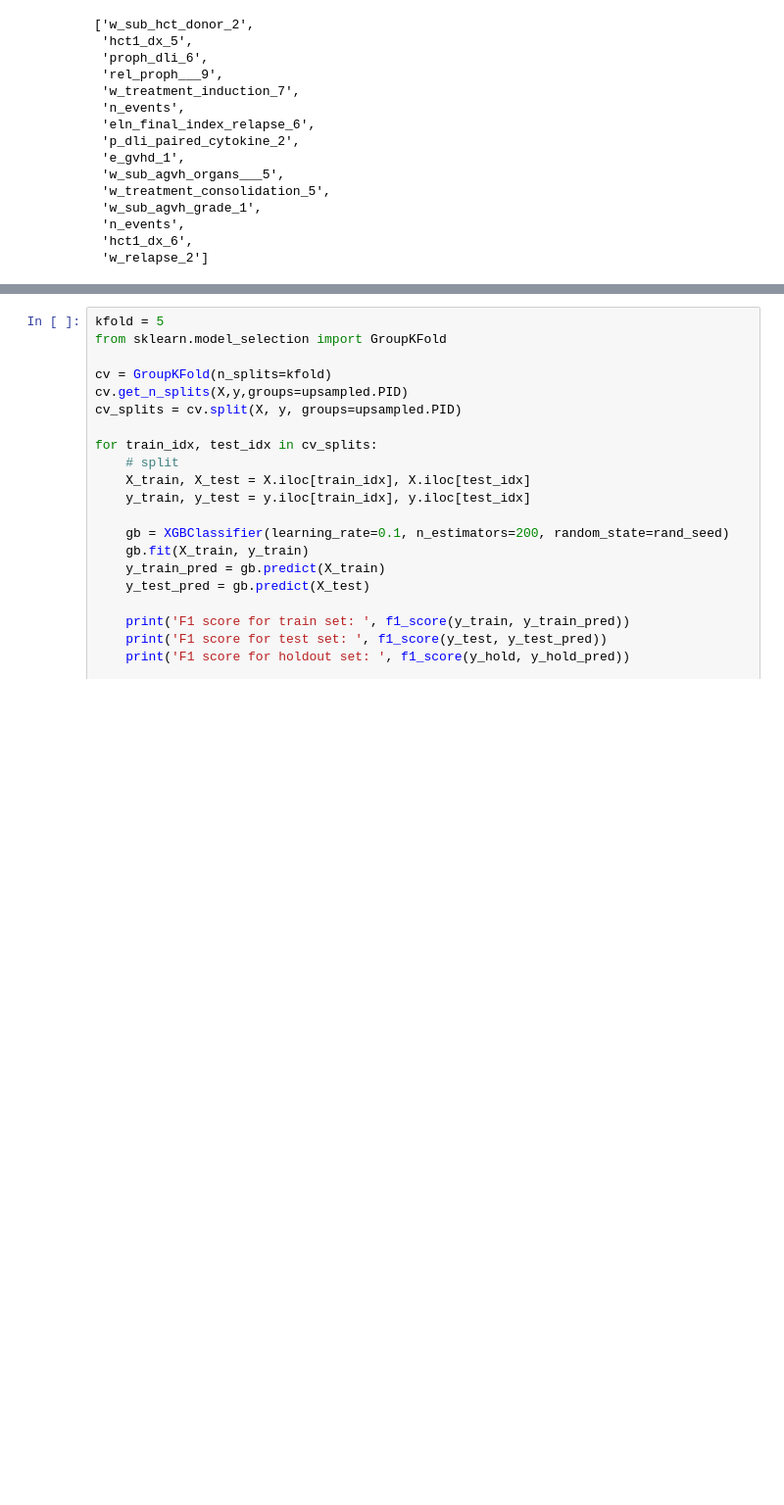
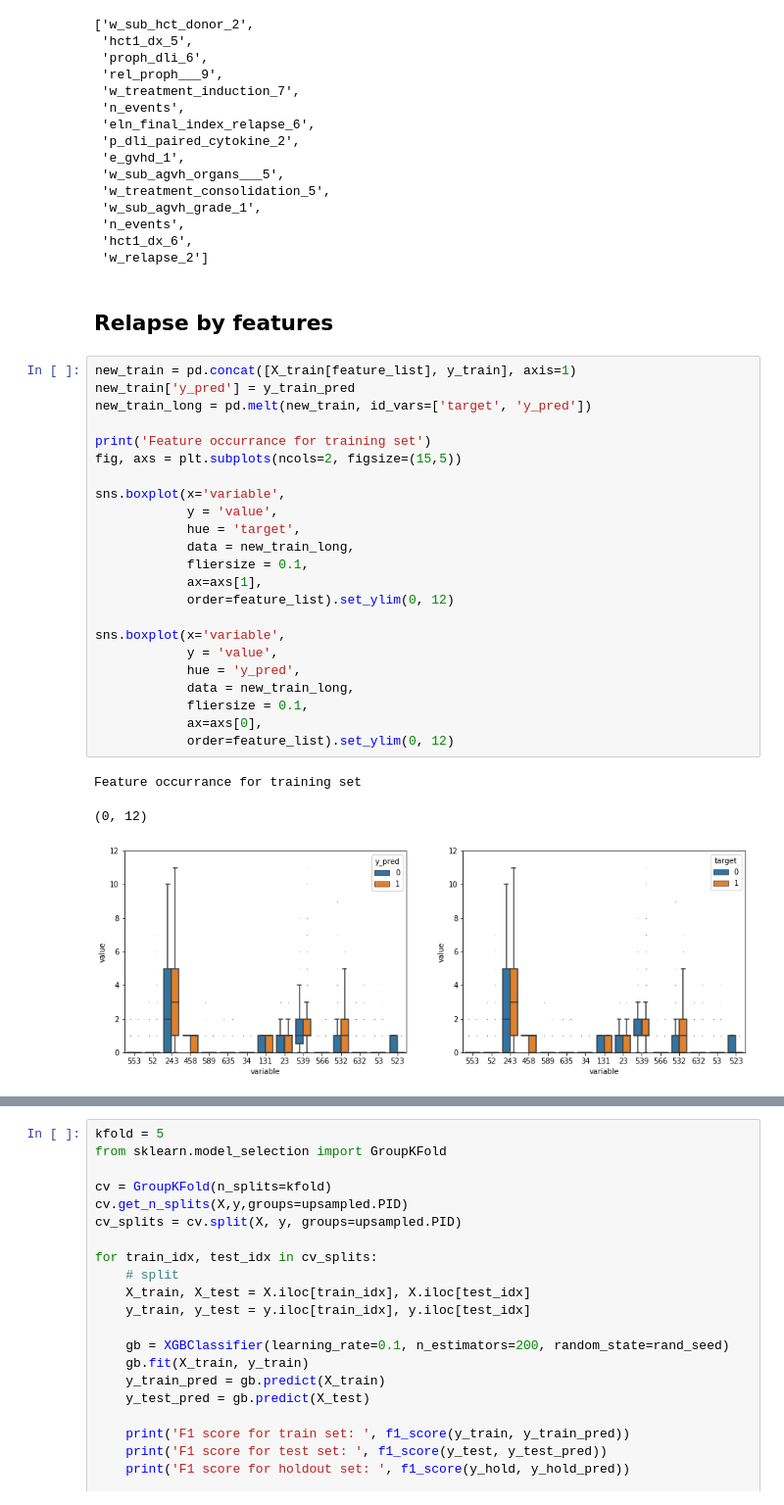
Before and after one commit to FredHutch/RelapseDataReformatting, a Jupyter notebook: reports/relapse_gradient_boosting.ipynb, the cells around one changed output, grey strips where cells are left out. Shown at 98% size. Saved outputs shown, nothing was run; the diff lists cells and outputs as text; blank space fills up the shorter version.

Commit message:
added boxplots for top features

```diff
--- a/reports/relapse_gradient_boosting.ipynb
+++ b/reports/relapse_gradient_boosting.ipynb
@@ -379,3 +379,32 @@ feature_list = list(feature_importance.nlargest(15).index)
  'n_events',
  'hct1_dx_6',
  'w_relapse_2']
+# %% [markdown]
+## Relapse by features
+# %%
+new_train = pd.concat([X_train[feature_list], y_train], axis=1)
+new_train['y_pred'] = y_train_pred
+new_train_long = pd.melt(new_train, id_vars=['target', 'y_pred'])
+
+print('Feature occurrance for training set')
+fig, axs = plt.subplots(ncols=2, figsize=(15,5))
+
+sns.boxplot(x='variable',
+            y = 'value',
+            hue = 'target',
+            data = new_train_long,
+            fliersize = 0.1,
+            ax=axs[1],
+            order=feature_list).set_ylim(0, 12)
+
+sns.boxplot(x='variable',
+            y = 'value',
+            hue = 'y_pred',
+            data = new_train_long,
+            fliersize = 0.1,
+            ax=axs[0],
+            order=feature_list).set_ylim(0, 12)
+# %% [output]
+Feature occurrance for training set
+(0, 12)
+[figure, added]
```
Also changed, not shown: parts of 4 cells of this notebook.
